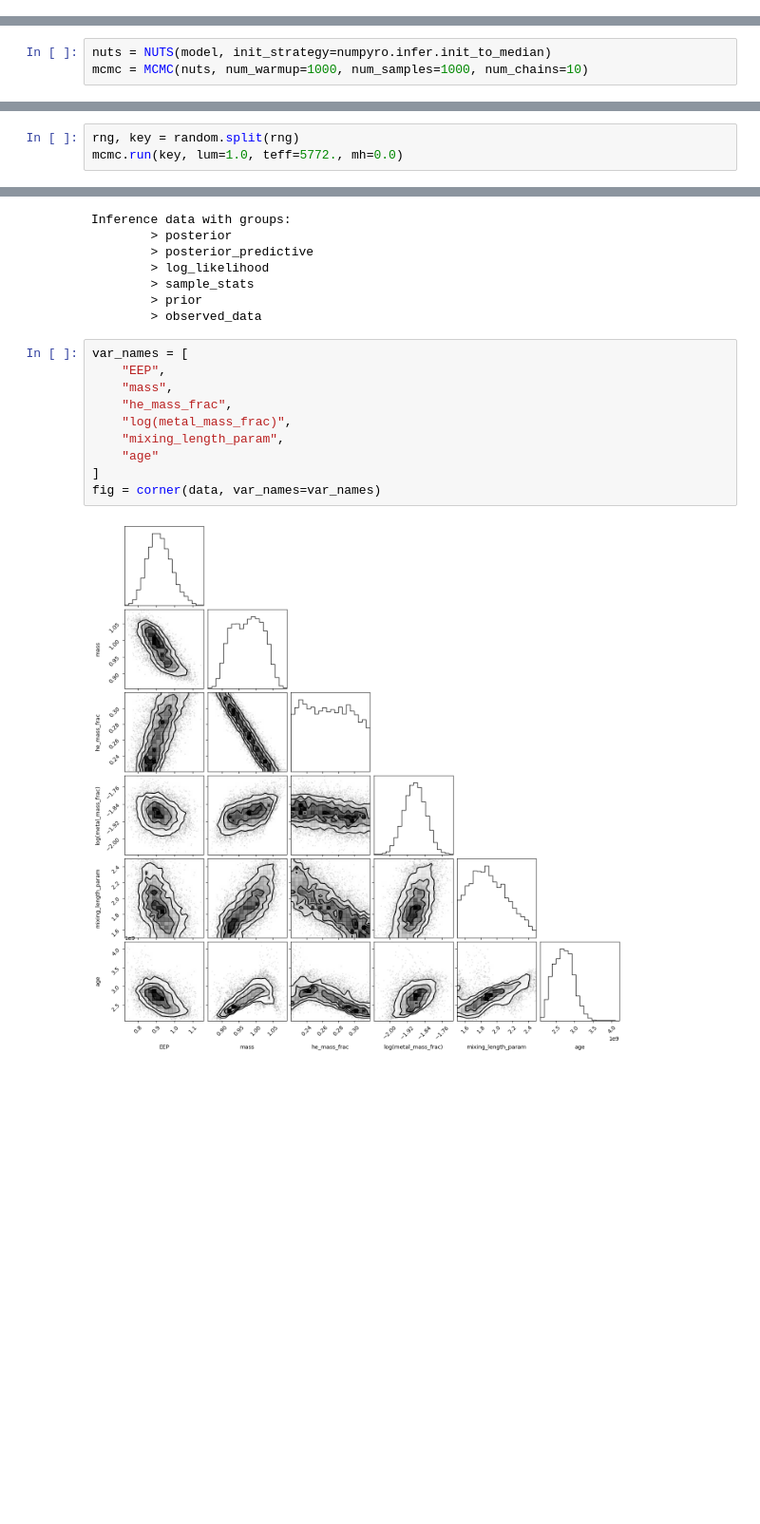
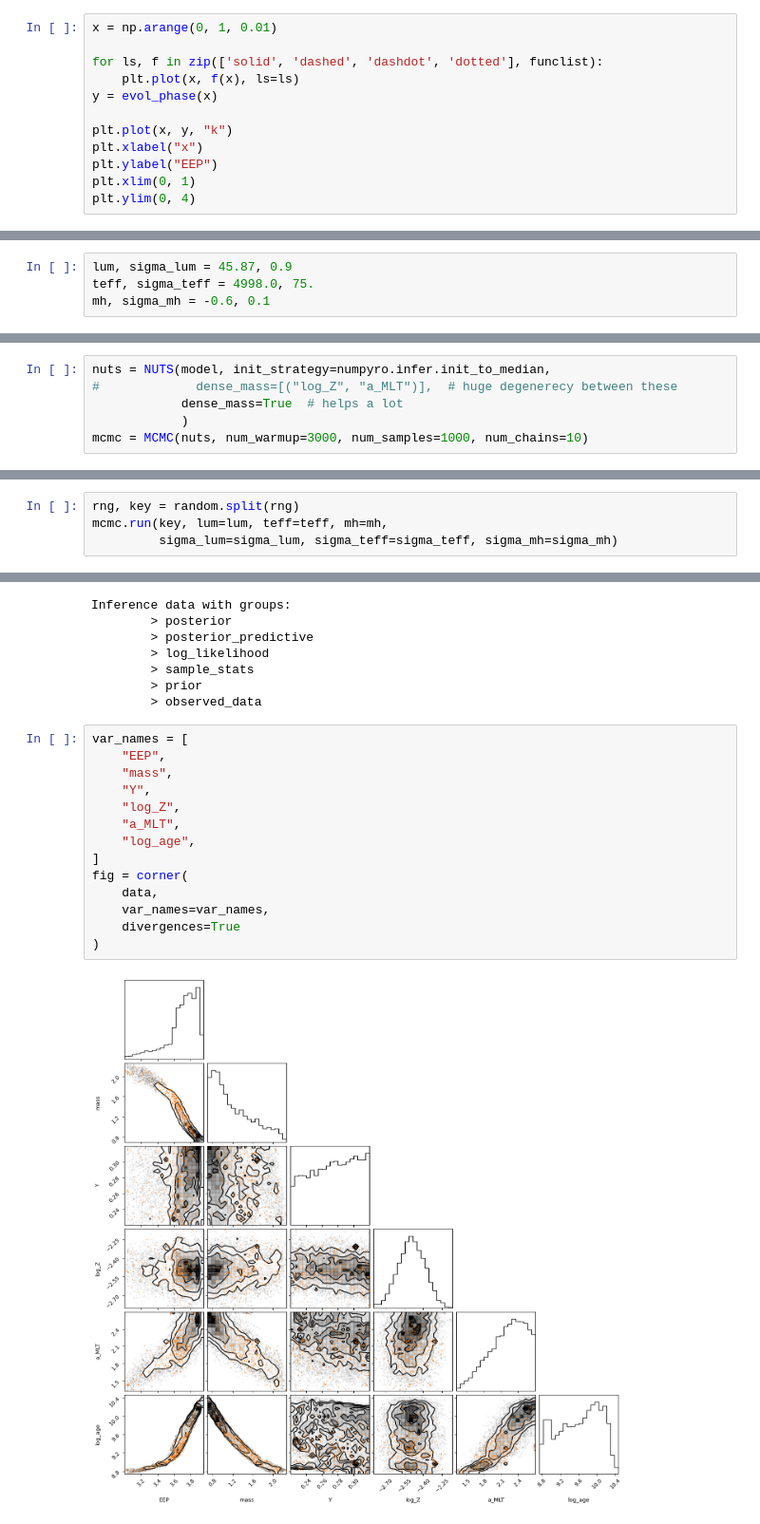
Before and after one commit to alexlyttle/stellar-emulator, a Jupyter notebook: notebook/inference-test.ipynb, the cells around one changed output, grey strips where cells are left out. Shown at 95% size. Saved outputs shown, nothing was run; the diff lists cells and outputs as text; blank space fills up the shorter version.

```diff
--- a/notebook/inference-test.ipynb
+++ b/notebook/inference-test.ipynb
@@ -88,0 +46,12 @@ class Salpeter(Distribution):
+# %%
+x = np.arange(0, 1, 0.01)
+
+for ls, f in zip(['solid', 'dashed', 'dashdot', 'dotted'], funclist):
+    plt.plot(x, f(x), ls=ls)
+y = evol_phase(x)
+
+plt.plot(x, y, "k")
+plt.xlabel("x")
+plt.ylabel("EEP")
+plt.xlim(0, 1)
+plt.ylim(0, 4)
@@ -164,2 +126,6 @@ fig = corner(data, group="prior", var_names=["luminosity", "effective_temperatur
+# %%
+lum, sigma_lum = 45.87, 0.9
+teff, sigma_teff = 4998.0, 75.
+mh, sigma_mh = -0.6, 0.1
 # %%
 fig, ax = plt.subplots()
@@ -218,3 +233,6 @@ To do: sample MS only
 # %%
-nuts = NUTS(model, init_strategy=numpyro.infer.init_to_median)
-mcmc = MCMC(nuts, num_warmup=1000, num_samples=1000, num_chains=10)
+nuts = NUTS(model, init_strategy=numpyro.infer.init_to_median,
+#             dense_mass=[("log_Z", "a_MLT")],  # huge degenerecy between these
+            dense_mass=True  # helps a lot
+            )
+mcmc = MCMC(nuts, num_warmup=3000, num_samples=1000, num_chains=10)
@@ -221,6 +241,7 @@ mcmc = MCMC(nuts, num_warmup=1000, num_samples=1000, num_chains=10)
 # %%
 rng, key = random.split(rng)
-mcmc.run(key, lum=1.0, teff=5772., mh=0.0)
+mcmc.run(key, lum=lum, teff=teff, mh=mh,
+         sigma_lum=sigma_lum, sigma_teff=sigma_teff, sigma_mh=sigma_mh)
 # %%
 mcmc.print_summary()
 # %% [output]
@@ -260,13 +281,17 @@ Inference data with groups:
 # %%
 var_names = [
     "EEP",
     "mass",
-    "he_mass_frac",
-    "log(metal_mass_frac)",
-    "mixing_length_param",
-    "age"
+    "Y",
+    "log_Z",
+    "a_MLT",
+    "log_age",
 ]
-fig = corner(data, var_names=var_names)
+fig = corner(
+    data,
+    var_names=var_names,
+    divergences=True
+)
 # %% [output]
-[figure, old version]
+[figure, new version]
 # %%
```
Also changed, not shown: parts of 20 cells of this notebook.
